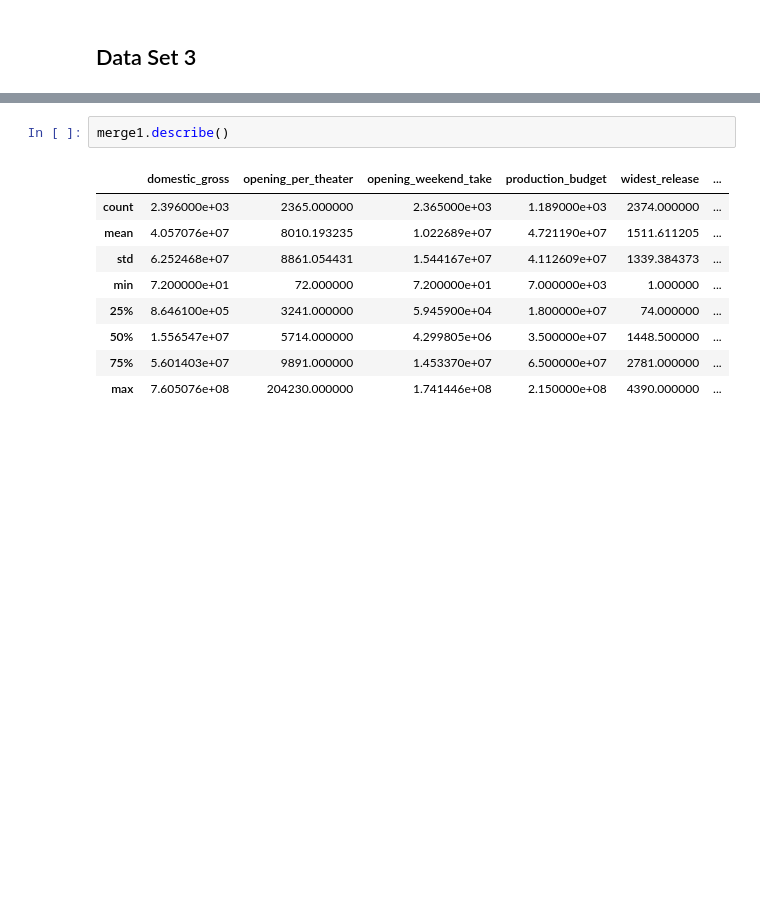
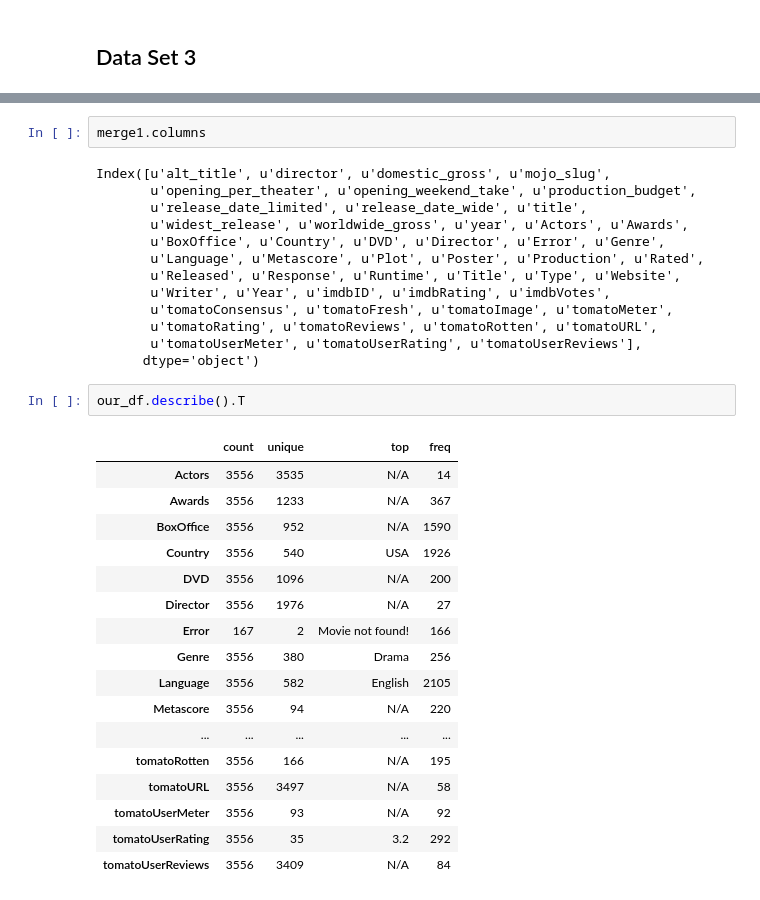
Before and after one commit to gzchen90/team4_project1, a Jupyter notebook: Notebooks/Data Exploration.ipynb, the cells around one changed output, grey strips where cells are left out. Drawn from its saved outputs; the diff is of its cells as text; blank space fills up the shorter version.

```diff
--- a/Notebooks/Data Exploration.ipynb
+++ b/Notebooks/Data Exploration.ipynb
@@ -90,12 +206,35 @@ merge1 = pd.DataFrame.merge(our_df,mojo_df,left_on='Title',right_on='title')
 # %%
-merge1.describe()
+merge1.columns
 # %% [output]
-|  | domestic_gross | opening_per_theater | opening_weekend_take | production_budget | widest_release | ... |
-| count | 2.396000e+03 | 2365.000000 | 2.365000e+03 | 1.189000e+03 | 2374.000000 | ... |
-| mean | 4.057076e+07 | 8010.193235 | 1.022689e+07 | 4.721190e+07 | 1511.611205 | ... |
-| std | 6.252468e+07 | 8861.054431 | 1.544167e+07 | 4.112609e+07 | 1339.384373 | ... |
-| min | 7.200000e+01 | 72.000000 | 7.200000e+01 | 7.000000e+03 | 1.000000 | ... |
-| 25% | 8.646100e+05 | 3241.000000 | 5.945900e+04 | 1.800000e+07 | 74.000000 | ... |
-| 50% | 1.556547e+07 | 5714.000000 | 4.299805e+06 | 3.500000e+07 | 1448.500000 | ... |
-| 75% | 5.601403e+07 | 9891.000000 | 1.453370e+07 | 6.500000e+07 | 2781.000000 | ... |
-| max | 7.605076e+08 | 204230.000000 | 1.741446e+08 | 2.150000e+08 | 4390.000000 | ... |
+Index([u'alt_title', u'director', u'domestic_gross', u'mojo_slug',
+       u'opening_per_theater', u'opening_weekend_take', u'production_budget',
+       u'release_date_limited', u'release_date_wide', u'title',
+       u'widest_release', u'worldwide_gross', u'year', u'Actors', u'Awards',
+       u'BoxOffice', u'Country', u'DVD', u'Director', u'Error', u'Genre',
+       u'Language', u'Metascore', u'Plot', u'Poster', u'Production', u'Rated',
+       u'Released', u'Response', u'Runtime', u'Title', u'Type', u'Website',
+       u'Writer', u'Year', u'imdbID', u'imdbRating', u'imdbVotes',
+       u'tomatoConsensus', u'tomatoFresh', u'tomatoImage', u'tomatoMeter',
+       u'tomatoRating', u'tomatoReviews', u'tomatoRotten', u'tomatoURL',
+       u'tomatoUserMeter', u'tomatoUserRating', u'tomatoUserReviews'],
+      dtype='object')
+# %%
+our_df.describe().T
+# %% [output]
+|  | count | unique | top | freq |
+| Actors | 3556 | 3535 | N/A | 14 |
+| Awards | 3556 | 1233 | N/A | 367 |
+| BoxOffice | 3556 | 952 | N/A | 1590 |
+| Country | 3556 | 540 | USA | 1926 |
+| DVD | 3556 | 1096 | N/A | 200 |
+| Director | 3556 | 1976 | N/A | 27 |
+| Error | 167 | 2 | Movie not found! | 166 |
+| Genre | 3556 | 380 | Drama | 256 |
+| Language | 3556 | 582 | English | 2105 |
+| Metascore | 3556 | 94 | N/A | 220 |
+| ... | ... | ... | ... | ... |
+| tomatoRotten | 3556 | 166 | N/A | 195 |
+| tomatoURL | 3556 | 3497 | N/A | 58 |
+| tomatoUserMeter | 3556 | 93 | N/A | 92 |
+| tomatoUserRating | 3556 | 35 | 3.2 | 292 |
+| tomatoUserReviews | 3556 | 3409 | N/A | 84 |
```
Also changed, not shown: parts of 18 cells of this notebook.
